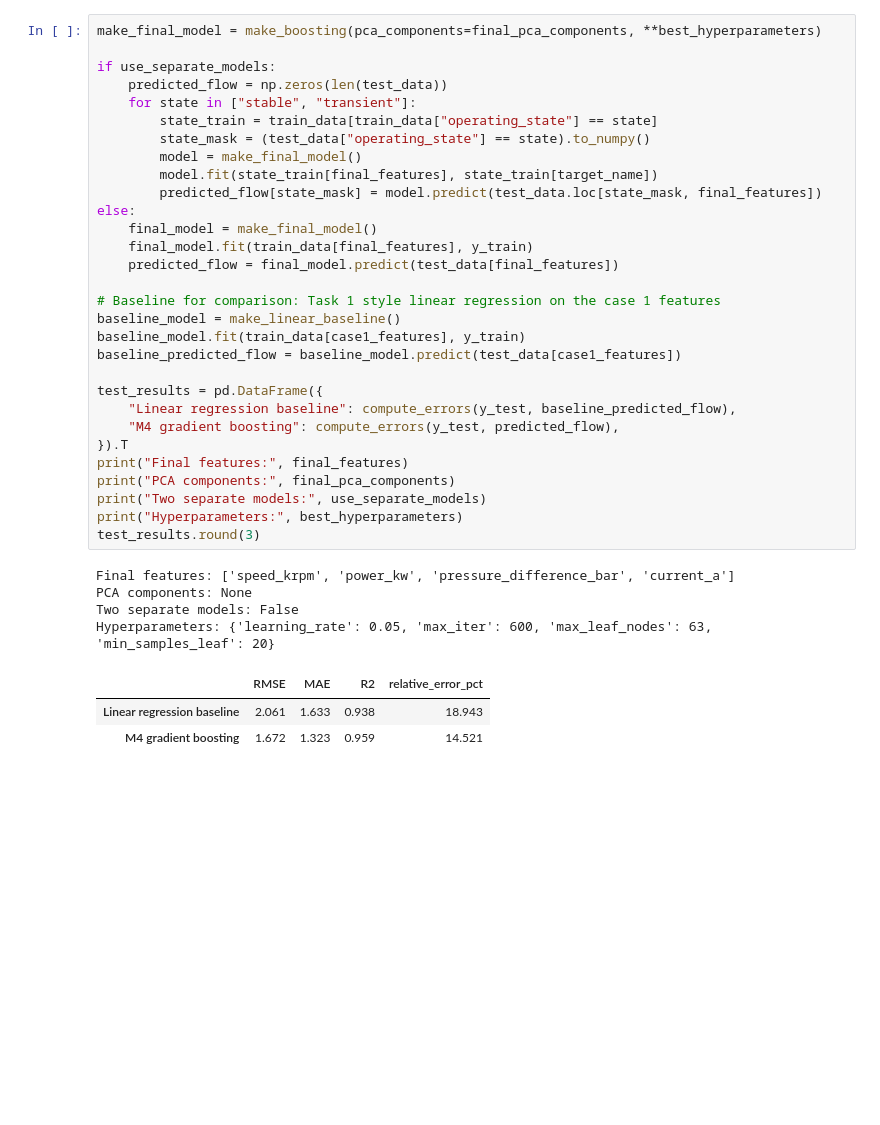
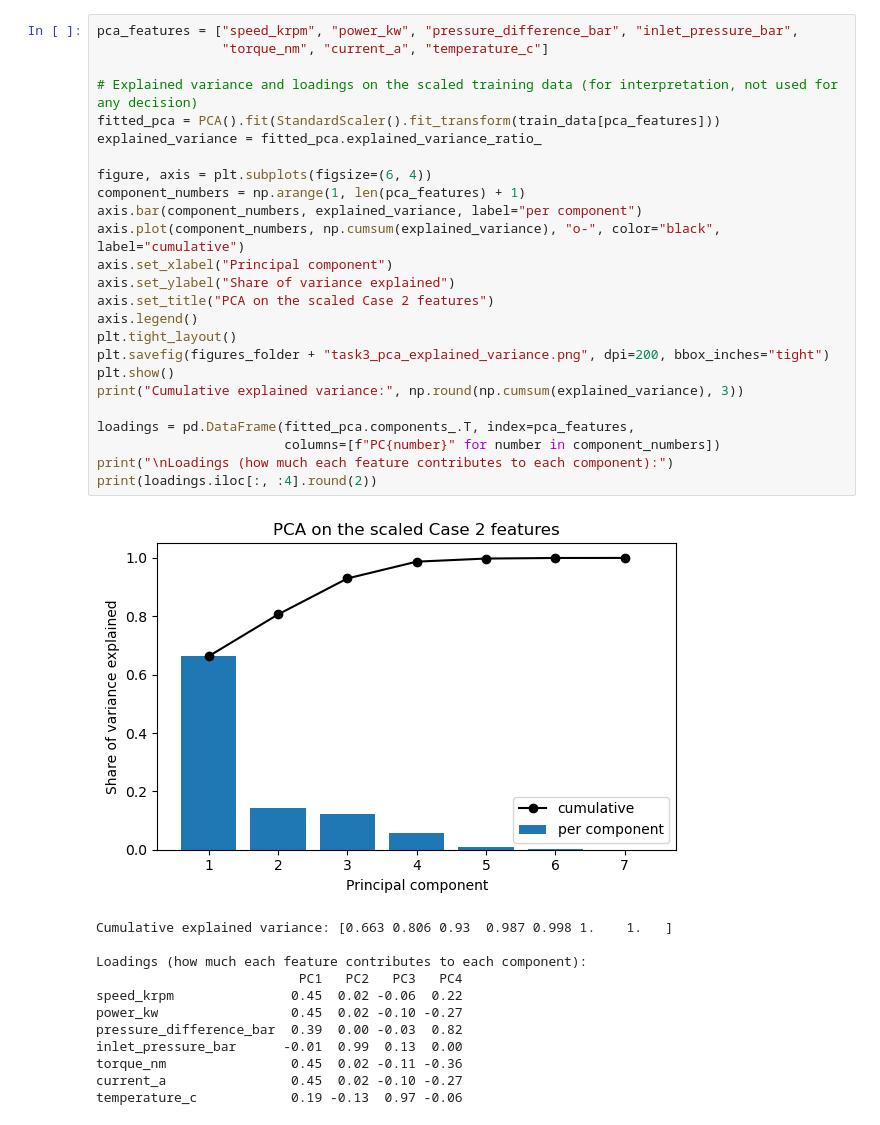
Before and after one commit to fedoandreea/machinelearningproject, a Jupyter notebook: notebooks/task3_case2.ipynb, the cells around one changed output. Saved outputs shown, nothing was run; the diff lists cells and outputs as text; blank space fills up the shorter version.

```diff
--- a/notebooks/task3_case2.ipynb
+++ b/notebooks/task3_case2.ipynb
@@ -636,39 +671,39 @@ CV RMSE with them: 1.67 +/- 0.241 (spread over held-out pumps)
 # %%
-make_final_model = make_boosting(pca_components=final_pca_components, **best_hyperparameters)
+pca_features = ["speed_krpm", "power_kw", "pressure_difference_bar", "inlet_pressure_bar",
+                "torque_nm", "current_a", "temperature_c"]
 
-if use_separate_models:
-    predicted_flow = np.zeros(len(test_data))
-    for state in ["stable", "transient"]:
-        state_train = train_data[train_data["operating_state"] == state]
-        state_mask = (test_data["operating_state"] == state).to_numpy()
-        model = make_final_model()
-        model.fit(state_train[final_features], state_train[target_name])
-        predicted_flow[state_mask] = model.predict(test_data.loc[state_mask, final_features])
-else:
-    final_model = make_final_model()
-    final_model.fit(train_data[final_features], y_train)
-    predicted_flow = final_model.predict(test_data[final_features])
+# Explained variance and loadings on the scaled training data (for interpretation, not used for any decision)
+fitted_pca = PCA().fit(StandardScaler().fit_transform(train_data[pca_features]))
+explained_variance = fitted_pca.explained_variance_ratio_
 
-# Baseline for comparison: Task 1 style linear regression on the case 1 features
-baseline_model = make_linear_baseline()
-baseline_model.fit(train_data[case1_features], y_train)
-baseline_predicted_flow = baseline_model.predict(test_data[case1_features])
+figure, axis = plt.subplots(figsize=(6, 4))
+component_numbers = np.arange(1, len(pca_features) + 1)
+axis.bar(component_numbers, explained_variance, label="per component")
+axis.plot(component_numbers, np.cumsum(explained_variance), "o-", color="black", label="cumulative")
+axis.set_xlabel("Principal component")
+axis.set_ylabel("Share of variance explained")
+axis.set_title("PCA on the scaled Case 2 features")
+axis.legend()
+plt.tight_layout()
+plt.savefig(figures_folder + "task3_pca_explained_variance.png", dpi=200, bbox_inches="tight")
+plt.show()
+print("Cumulative explained variance:", np.round(np.cumsum(explained_variance), 3))
 
-test_results = pd.DataFrame({
-    "Linear regression baseline": compute_errors(y_test, baseline_predicted_flow),
-    "M4 gradient boosting": compute_errors(y_test, predicted_flow),
-}).T
-print("Final features:", final_features)
-print("PCA components:", final_pca_components)
-print("Two separate models:", use_separate_models)
-print("Hyperparameters:", best_hyperparameters)
-test_results.round(3)
+loadings = pd.DataFrame(fitted_pca.components_.T, index=pca_features,
+                        columns=[f"PC{number}" for number in component_numbers])
+print("\nLoadings (how much each feature contributes to each component):")
+print(loadings.iloc[:, :4].round(2))
 # %% [output]
+[figure, added]
-Final features: ['speed_krpm', 'power_kw', 'pressure_difference_bar', 'current_a']
-PCA components: None
-Two separate models: False
-Hyperparameters: {'learning_rate': 0.05, 'max_iter': 600, 'max_leaf_nodes': 63, 'min_samples_leaf': 20}
+Cumulative explained variance: [0.663 0.806 0.93  0.987 0.998 1.    1.   ]
+
+Loadings (how much each feature contributes to each component):
+                          PC1   PC2   PC3   PC4
+speed_krpm               0.45  0.02 -0.06  0.22
+power_kw                 0.45  0.02 -0.10 -0.27
+pressure_difference_bar  0.39  0.00 -0.03  0.82
+inlet_pressure_bar      -0.01  0.99  0.13  0.00
+torque_nm                0.45  0.02 -0.11 -0.36
+current_a                0.45  0.02 -0.10 -0.27
+temperature_c            0.19 -0.13  0.97 -0.06
-|  | RMSE | MAE | R2 | relative_error_pct |
-| Linear regression baseline | 2.061 | 1.633 | 0.938 | 18.943 |
-| M4 gradient boosting | 1.672 | 1.323 | 0.959 | 14.521 |
 # %%
```
Also changed, not shown: parts of 66 cells of this notebook, 3 other files.
